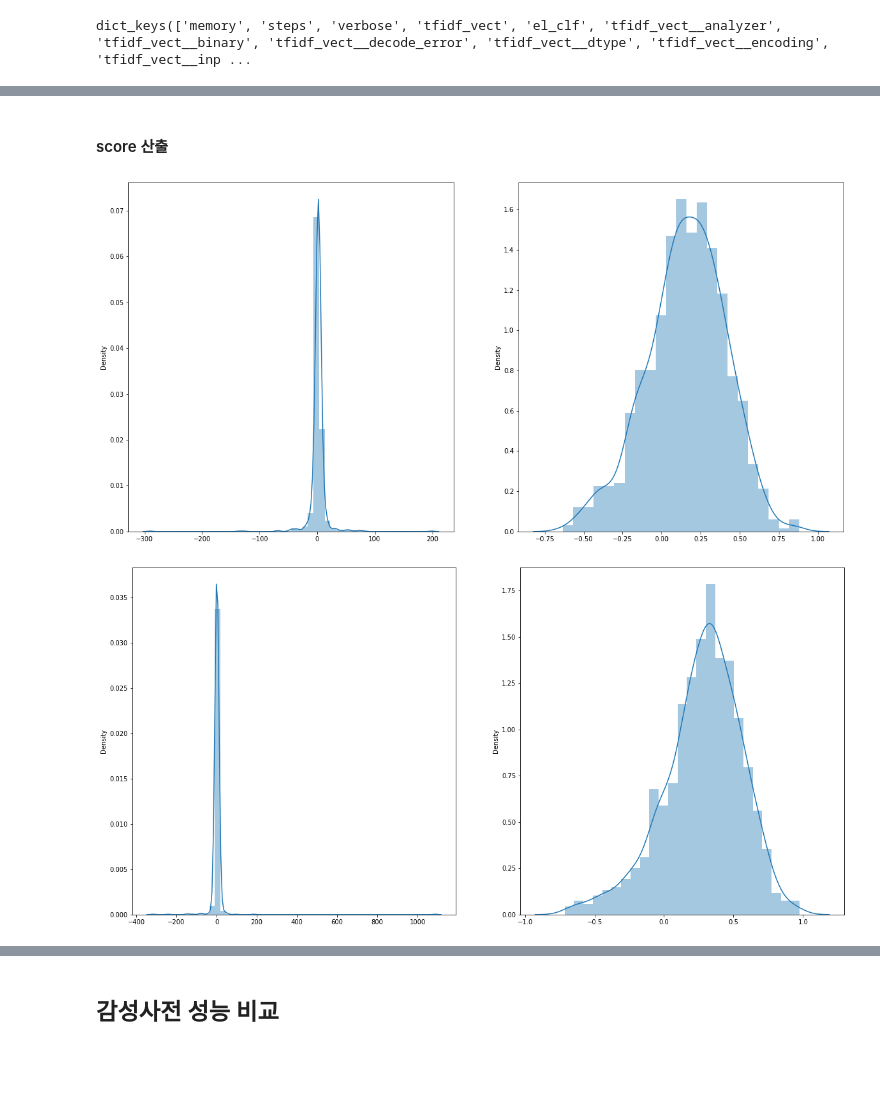
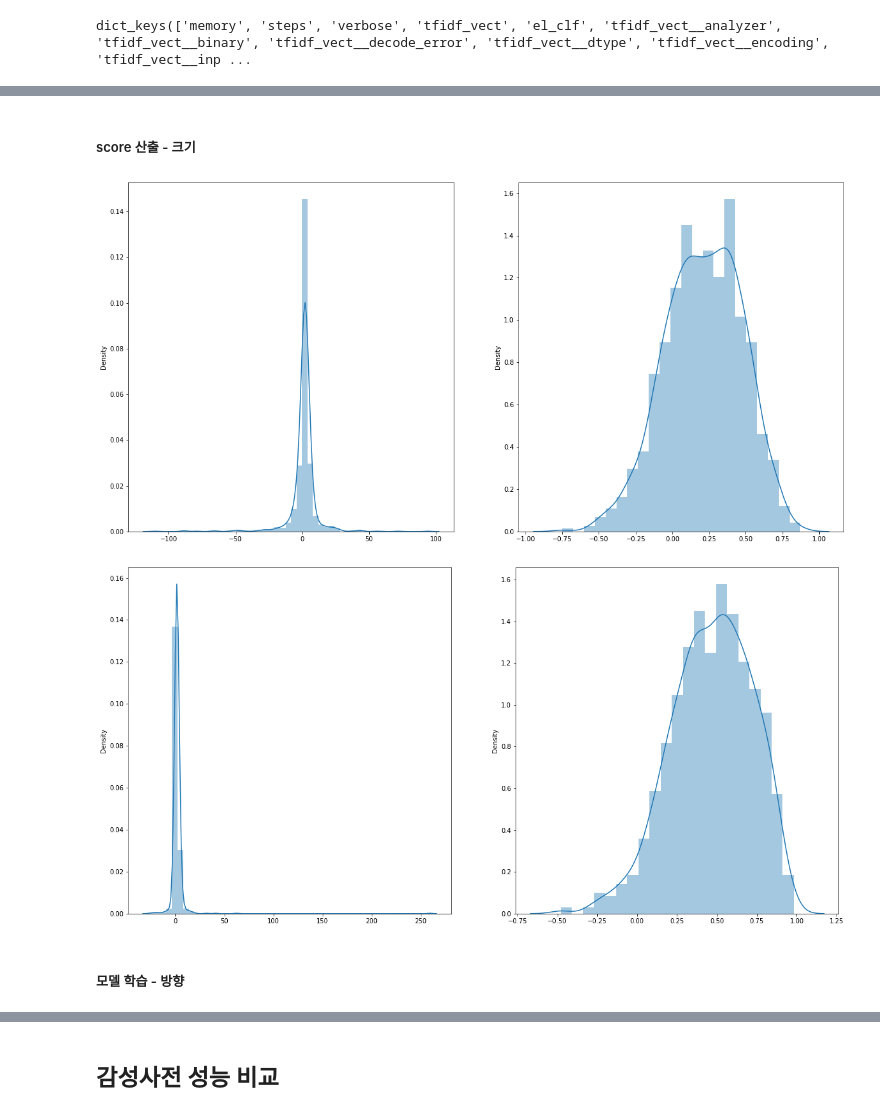
Before and after one commit to jej0312/bitcoin_volatility, a Jupyter notebook: Codes/Text/Text_preprocessing_news.ipynb, the cells around one changed output, grey strips where cells are left out. Drawn from its saved outputs; the diff is of its cells as text; code cells hidden in the pictures; blank space fills up the shorter version.

```diff
--- a/Codes/Text/Text_preprocessing_news.ipynb
+++ b/Codes/Text/Text_preprocessing_news.ipynb
@@ -1054,7 +1058,7 @@ from sklearn.pipeline import Pipeline
 from sklearn.metrics import accuracy_score, roc_auc_score
 
 # 학습, 테스트 데이터 분리
-target = df['변동성']
+target = df['변동성_크기']
 feature = df['nouns']
 
 X_train, X_test, y_train, y_test = train_test_split(feature,
@@ -1099,10 +1103,10 @@ dict_keys(['memory', 'steps', 'verbose', 'tfidf_vect', 'el_clf', 'tfidf_vect__an
 # %%
 # https://inuplace.tistory.com/516
 
-params = {"el_clf__l1_ratio": [0.08, 0.09, 0.95], # L1 규제의 비율(Elastic-Net 믹싱 파라미터 경우에만 사용) (default=0.15)
-          "el_clf__alpha": [0.0013, 0.0014, 0.00145], #regularization param, 값이 클수록 강력한 정규화(규제) 설정 (default=0.0001)
-          "tfidf_vect__min_df": [2], #min count of words allowed
-          "tfidf_vect__ngram_range": [(1,2)]
+params = {"el_clf__l1_ratio": [0.093, 0.95, 1], # L1 규제의 비율(Elastic-Net 믹싱 파라미터 경우에만 사용) (default=0.15)
+          "el_clf__alpha": [0.001, 0.0013], #regularization param, 값이 클수록 강력한 정규화(규제) 설정 (default=0.0001)
+          "tfidf_vect__min_df": [1, 2], #min count of words allowed
+          "tfidf_vect__ngram_range": [(1,1), (1,2)]
           }
 # %%
 if __name__ == "__main__":
@@ -1184,14 +1189,18 @@ Elastic Net picked 3078 variables and eliminated the other 29295 variables
-# %% [markdown]
-#### score 산출
 # %%
 coef = pd.DataFrame(coef)
 coef.columns = ['score']
+# %% [markdown]
+##### score 산출 - 크기
 # %%
 import pickle
 
 # 감성 지수 저장
-with open('news_'+pos+'_sentiment_words.pkl', 'wb') as f:
+with open('news_'+pos+'_sentiment_words_'+method_vol+'.pkl', 'wb') as f:
     pickle.dump(coef, f)
+
+# 감성 지수 불러오기
+with open('news_'+pos+'_sentiment_words_'+method_vol+'.pkl', 'rb') as f:
+    coef = pickle.load(f)
 # %%
 def cal_score(text_series, coef, method, ):
 
@@ -1257,15 +1266,17 @@ def cal_score(text_series, coef, method, ):
 method = 'count'
 sen_score = cal_score(df['nouns'], coef, method=method)
 
-with open('news_'+pos+'_sen_score_'+method+'.pkl', 'wb') as f:
+with open('news_'+pos+'_sen_score_'+method+'_'+method_vol+'.pkl', 'wb') as f:
     pickle.dump(sen_score, f)
 # %% [output]
-[figure, old version]
+[figure, new version]
 # %%
 method = 'score'
 sen_score = cal_score(df['nouns'], coef, method=method)
 
-with open('news_'+pos+'_sen_score_'+method+'.pkl', 'wb') as f:
+with open('news_'+pos+'_sen_score_'+method+'_'+method_vol+'.pkl', 'wb') as f:
     pickle.dump(sen_score, f)
 # %% [output]
-[figure, old version]
+[figure, new version]
+# %% [markdown]
+##### 모델 학습 - 방향
```
Also changed, not shown: parts of 126 cells of this notebook, 31 other files.
